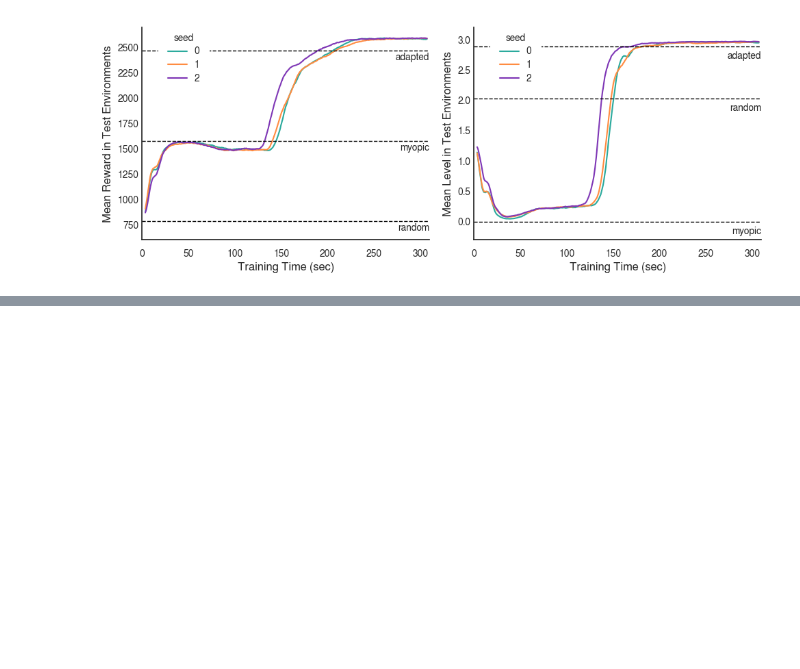
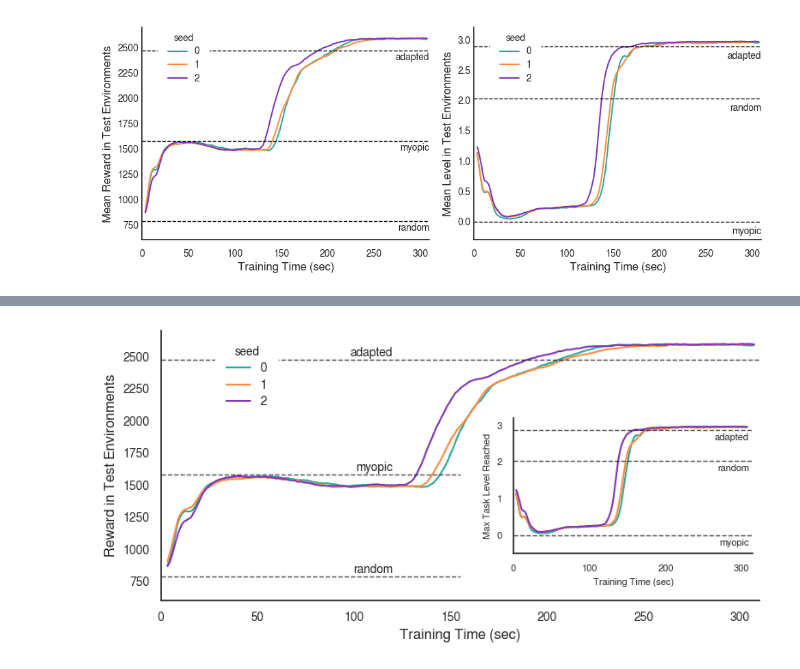
Before and after one commit to LBrinkmann/reward-network-iii, a Jupyter notebook: analysis/algorithm.ipynb, the cells around one changed output, grey strips where cells are left out. Saved outputs shown, nothing was run; the diff lists cells and outputs as text; code cells hidden in the pictures; blank space fills up the shorter version.

```diff
--- a/analysis/algorithm.ipynb
+++ b/analysis/algorithm.ipynb
@@ -292,0 +285,83 @@ plt.savefig(pdf_filename, bbox_inches='tight', pad_inches=0.1)
+# %%
+from matplotlib.lines import Line2D
+from mpl_toolkits.axes_grid1.inset_locator import inset_axes
+
+
+fig, ax1 = plt.subplots(figsize=(8, 4))
+
+sns.set_theme(style='white', rc={'font.family': 'serif', 'font.serif': ['Times New Roman', 'FreeSans']})
+custom_palette = ['#2BAA9D', '#FF8C41', '#7F37B6']
+
+lines_info = [
+    ('myopic', 'myopic'),
+    ('random', 'random'),
+    ('take_loss', 'adapted')
+]
+
+x_stop = {
+    'myopic': 155,
+    'random': 155,
+    'take_loss': 310
+}
+
+# Plot for rewards
+ax1.set_xlabel('Training Time (sec)', fontsize=12)
+ax1.set_ylabel('Reward in Test Environments', fontsize=12)
+ax1.set_ylim(600, 2700)
+ax1.set_xlim(0, 310)
+sns.lineplot(data=df, x="time", y="average reward", hue="seed", palette=custom_palette, ax=ax1, linestyle='-')
+
+
+y_offset = 100
+for line_name, label_name in lines_info:
+    ax1.plot([0, x_stop[line_name]], [ref_total_reward[line_name], ref_total_reward[line_name]], ls='--', color='black', lw=1, alpha=0.7)
+    ax1.text(120, ref_total_reward[line_name] + y_offset, label_name, ha='right', va='top', fontsize=10)
+
+ax1.spines['top'].set_visible(False)
+ax1.spines['right'].set_visible(False)
+ax1.tick_params(axis='both', which='major', labelsize=10)
+
+# Legends
+legend1 = ax1.legend(frameon=True, fontsize=10, title='seed', title_fontsize=10, loc='upper left',
+                     bbox_to_anchor=(0.08, 1.01), facecolor='white', borderpad=1, labelspacing=0.4)
+legend1.get_frame().set_alpha(1)
+legend1.get_frame().set_edgecolor('none')
+
+# Add the first legend back to the plot
+ax1.add_artist(legend1)
+
+# Inset axis for levels
+ax_inset = inset_axes(ax1, width="100%", height="100%", loc='upper right', bbox_to_anchor=(0.60, 0.2, 0.4, 0.5), bbox_transform=ax1.transAxes)
+ax_inset.set_facecolor('white')
+ax_inset.set_ylim(-.5, 3.2)
+ax_inset.set_xlim(0, 315)
+sns.lineplot(data=df, x="time", y="average level", hue="seed", palette=custom_palette, ax=ax_inset, linestyle='-', legend=None, alpha=1)
+
+y_offset = -0.1
+for line_name, label_name in lines_info:
+    ax_inset.plot([0, 315], [ref_max_level[line_name], ref_max_level[line_name]], ls='--', color='black', lw=1, alpha=0.7)
+    ax_inset.text(310, ref_max_level[line_name] + y_offset, label_name, ha='right', va='top', fontsize=8)
+
+# Setting the background color for the y-label in the inset
+label = ax_inset.set_ylabel('Max Task Level Reached', fontsize=8)
+label.set_bbox(dict(facecolor='white', edgecolor='none', pad=3))
+label = ax_inset.set_xlabel('Training Time (sec)', fontsize=8)
+
+ax_inset.spines['top'].set_visible(False)
+ax_inset.spines['right'].set_visible(False)
+ax_inset.tick_params(axis='both', which='major', labelsize=8)
+ax_inset.set_xticks(np.arange(0, 310, 100))
+ax_inset.set_yticks(np.arange(0, 3.1, 1))
+
+
+# Create folder and save figures
+folder = os.path.join('analysis', 'plots', 'algorithm')
+os.makedirs(folder, exist_ok=True)
+png_filename = os.path.join(folder, 'algorithm.png')
+pdf_filename = os.path.join(folder, 'algorithm.pdf')
+
+plt.tight_layout()
+plt.savefig(png_filename, dpi=300, bbox_inches='tight', pad_inches=0.1)
+plt.savefig(pdf_filename, bbox_inches='tight', pad_inches=0.1)
+# %% [output]
+[figure, added]
```
Also changed, not shown: parts of 4 cells of this notebook, 2 other files.
